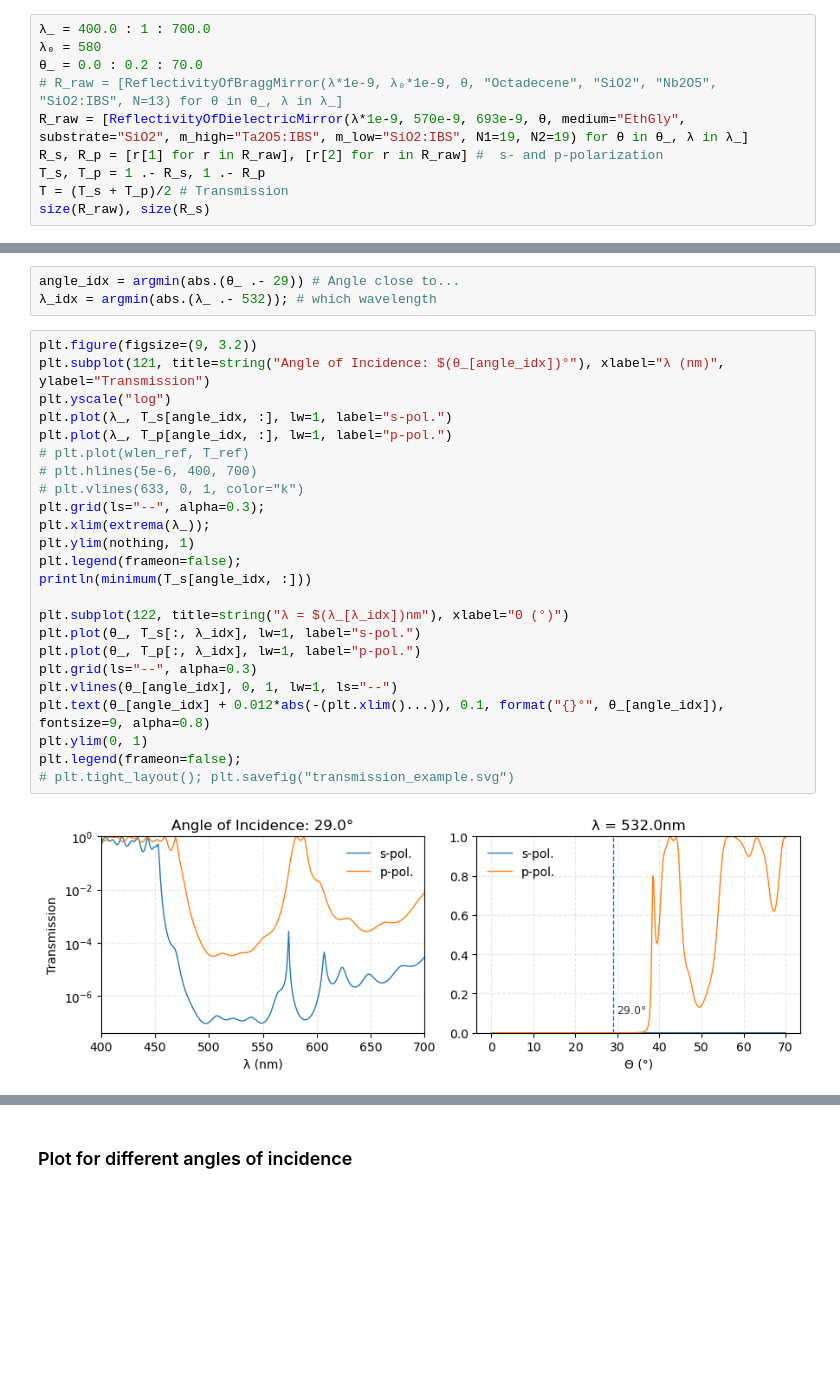
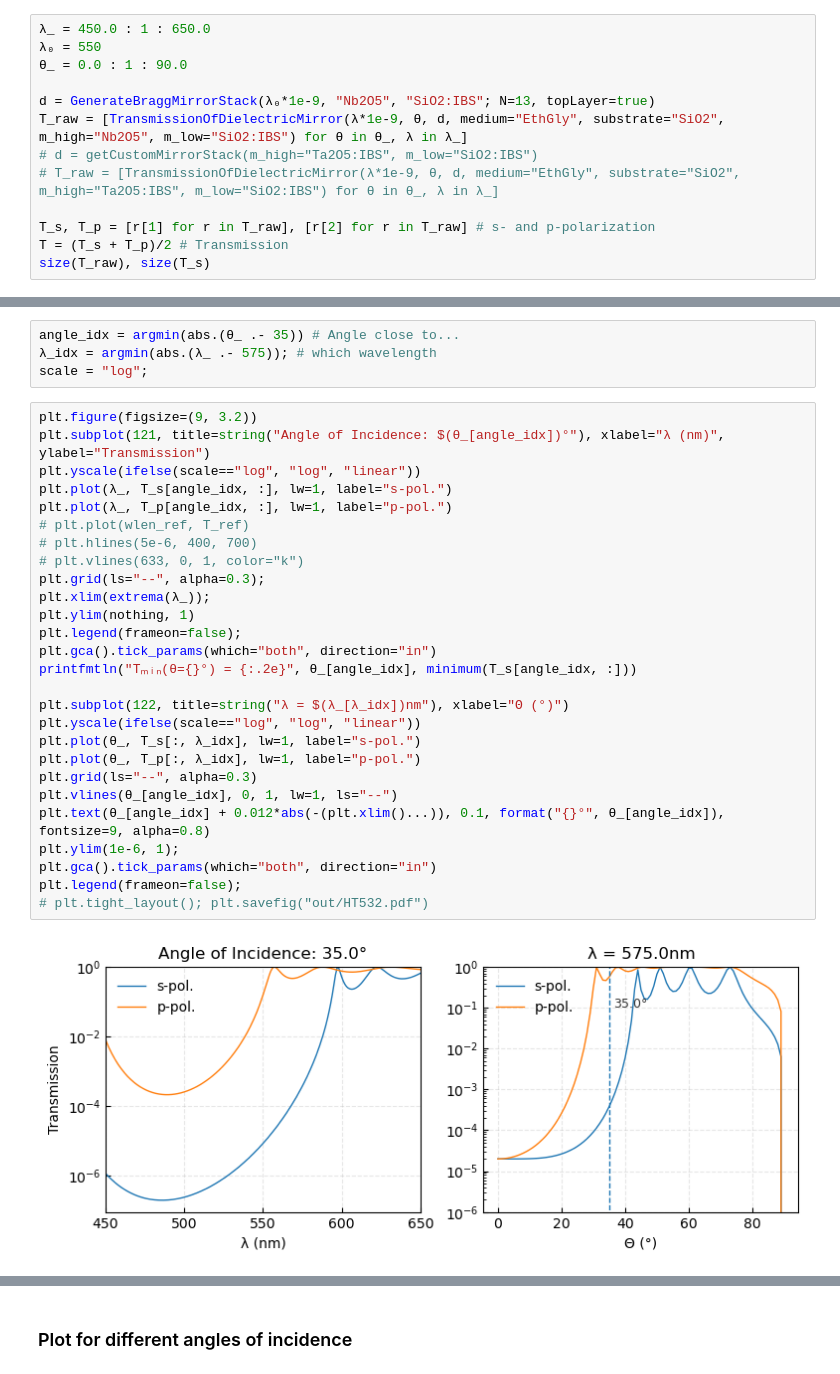
Before and after one commit to ErikBsly/Dielectric-Mirror, a Jupyter notebook: src/DielectricMirror.ipynb, the cells around one changed output, grey strips where cells are left out. Saved outputs shown, nothing was run; the diff lists cells and outputs as text; blank space fills up the shorter version.

```diff
--- a/src/DielectricMirror.ipynb
+++ b/src/DielectricMirror.ipynb
@@ -203,11 +198,14 @@ ReflectivityOfDielectricMirror (generic function with 1 method)
 # %%
-λ_ = 400.0 : 1 : 700.0
-λ₀ = 580
-θ_ = 0.0 : 0.2 : 70.0
-# R_raw = [ReflectivityOfBraggMirror(λ*1e-9, λ₀*1e-9, θ, "Octadecene", "SiO2", "Nb2O5", "SiO2:IBS", N=13) for θ in θ_, λ in λ_]
-R_raw = [ReflectivityOfDielectricMirror(λ*1e-9, 570e-9, 693e-9, θ, medium="EthGly", substrate="SiO2", m_high="Ta2O5:IBS", m_low="SiO2:IBS", N1=19, N2=19) for θ in θ_, λ in λ_]
-R_s, R_p = [r[1] for r in R_raw], [r[2] for r in R_raw] #  s- and p-polarization
-T_s, T_p = 1 .- R_s, 1 .- R_p
+λ_ = 450.0 : 1 : 650.0
+λ₀ = 550
+θ_ = 0.0 : 1 : 90.0
+
+d = GenerateBraggMirrorStack(λ₀*1e-9, "Nb2O5", "SiO2:IBS"; N=13, topLayer=true)
+T_raw = [TransmissionOfDielectricMirror(λ*1e-9, θ, d, medium="EthGly", substrate="SiO2", m_high="Nb2O5", m_low="SiO2:IBS") for θ in θ_, λ in λ_]
+# d = getCustomMirrorStack(m_high="Ta2O5:IBS", m_low="SiO2:IBS")
+# T_raw = [TransmissionOfDielectricMirror(λ*1e-9, θ, d, medium="EthGly", substrate="SiO2", m_high="Ta2O5:IBS", m_low="SiO2:IBS") for θ in θ_, λ in λ_]
+
+T_s, T_p = [r[1] for r in T_raw], [r[2] for r in T_raw] # s- and p-polarization
 T = (T_s + T_p)/2 # Transmission
-size(R_raw), size(R_s)
+size(T_raw), size(T_s)
 # %% [output]
@@ -234,29 +232,33 @@ plt.savefig("transmission_full_example.svg")
 # %%
-angle_idx = argmin(abs.(θ_ .- 29)) # Angle close to...
-λ_idx = argmin(abs.(λ_ .- 532)); # which wavelength
+angle_idx = argmin(abs.(θ_ .- 35)) # Angle close to...
+λ_idx = argmin(abs.(λ_ .- 575)); # which wavelength
+scale = "log";
 # %%
 plt.figure(figsize=(9, 3.2))
 plt.subplot(121, title=string("Angle of Incidence: $(θ_[angle_idx])°"), xlabel="λ (nm)", ylabel="Transmission")
-plt.yscale("log")
+plt.yscale(ifelse(scale=="log", "log", "linear"))
 plt.plot(λ_, T_s[angle_idx, :], lw=1, label="s-pol.")
 plt.plot(λ_, T_p[angle_idx, :], lw=1, label="p-pol.")
 # plt.plot(wlen_ref, T_ref)
 # plt.hlines(5e-6, 400, 700)
 # plt.vlines(633, 0, 1, color="k")
 plt.grid(ls="--", alpha=0.3);
 plt.xlim(extrema(λ_));
 plt.ylim(nothing, 1)
 plt.legend(frameon=false);
-println(minimum(T_s[angle_idx, :]))
+plt.gca().tick_params(which="both", direction="in")
+printfmtln("Tₘᵢₙ(θ={}°) = {:.2e}", θ_[angle_idx], minimum(T_s[angle_idx, :]))
 
 plt.subplot(122, title=string("λ = $(λ_[λ_idx])nm"), xlabel="Θ (°)")
+plt.yscale(ifelse(scale=="log", "log", "linear"))
 plt.plot(θ_, T_s[:, λ_idx], lw=1, label="s-pol.")
 plt.plot(θ_, T_p[:, λ_idx], lw=1, label="p-pol.")
 plt.grid(ls="--", alpha=0.3)
 plt.vlines(θ_[angle_idx], 0, 1, lw=1, ls="--")
 plt.text(θ_[angle_idx] + 0.012*abs(-(plt.xlim()...)), 0.1, format("{}°", θ_[angle_idx]), fontsize=9, alpha=0.8)
-plt.ylim(0, 1)
+plt.ylim(1e-6, 1);
+plt.gca().tick_params(which="both", direction="in")
 plt.legend(frameon=false);
-# plt.tight_layout(); plt.savefig("transmission_example.svg")
+# plt.tight_layout(); plt.savefig("out/HT532.pdf")
 # %% [output]
-[figure, old version]
+[figure, new version]
```
Also changed, not shown: parts of 14 cells of this notebook.
